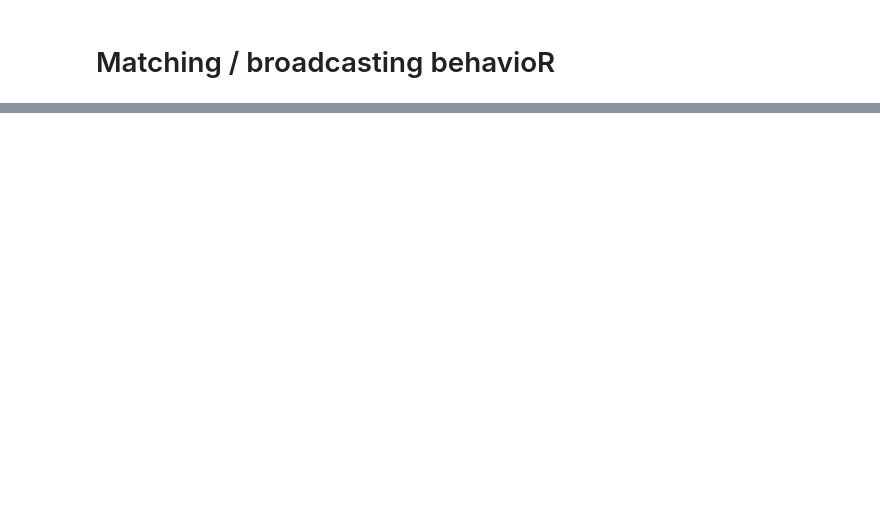
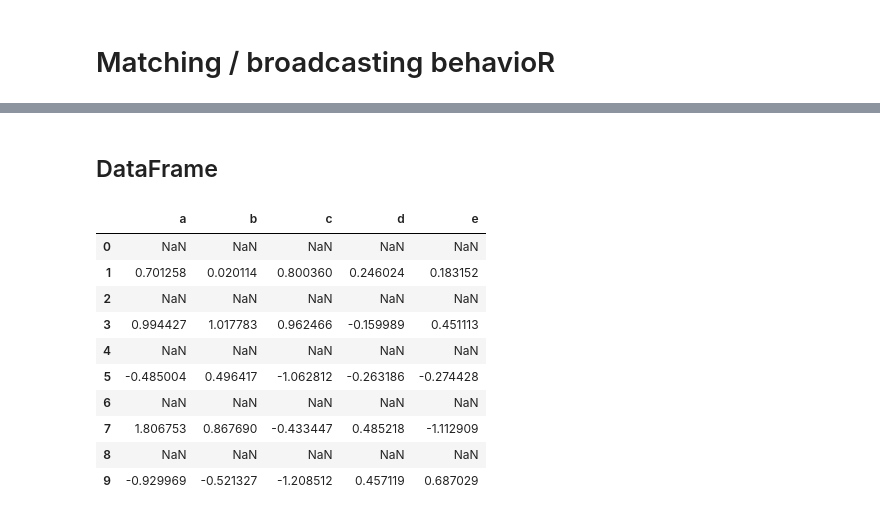
Before and after one commit to philipsales/pandas-jupterlab, a Jupyter notebook: DataStructures/BasicFunctions.ipynb, the cells around one changed output, grey strips where cells are left out. Cells and saved outputs as stored; diff of their text form; code cells hidden in the pictures; blank space fills up the shorter version.

```diff
--- a/DataStructures/BasicFunctions.ipynb
+++ b/DataStructures/BasicFunctions.ipynb
@@ -76,0 +333,18 @@ df.sub(column,axis='index')
+# %% [markdown]
+## DataFrame
+# %%
+frame = pd.DataFrame(np.random.randn(10, 5), columns=['a', 'b', 'c', 'd', 'e'])
+frame.iloc[::2] = np.nan
+frame
+# %% [output]
+|  | a | b | c | d | e |
+| 0 | NaN | NaN | NaN | NaN | NaN |
+| 1 | 0.701258 | 0.020114 | 0.800360 | 0.246024 | 0.183152 |
+| 2 | NaN | NaN | NaN | NaN | NaN |
+| 3 | 0.994427 | 1.017783 | 0.962466 | -0.159989 | 0.451113 |
+| 4 | NaN | NaN | NaN | NaN | NaN |
+| 5 | -0.485004 | 0.496417 | -1.062812 | -0.263186 | -0.274428 |
+| 6 | NaN | NaN | NaN | NaN | NaN |
+| 7 | 1.806753 | 0.867690 | -0.433447 | 0.485218 | -1.112909 |
+| 8 | NaN | NaN | NaN | NaN | NaN |
+| 9 | -0.929969 | -0.521327 | -1.208512 | 0.457119 | 0.687029 |
```
Also changed, not shown: parts of 214 cells of this notebook, 1 other file.
